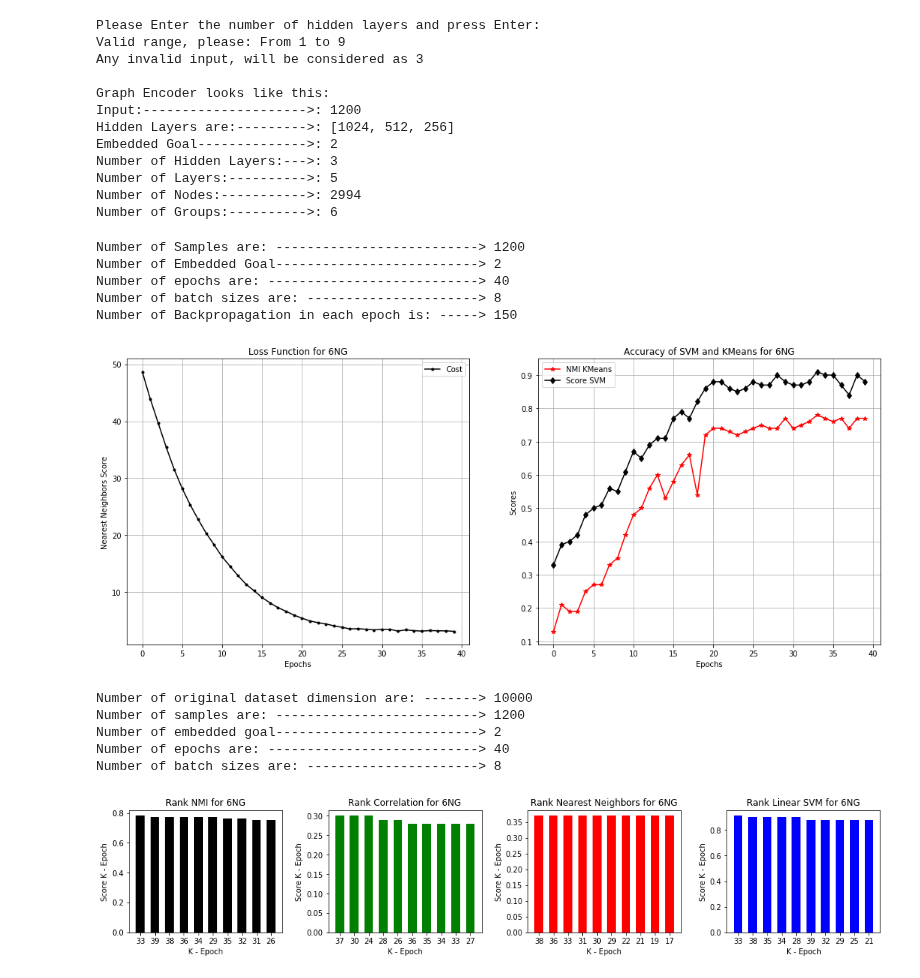
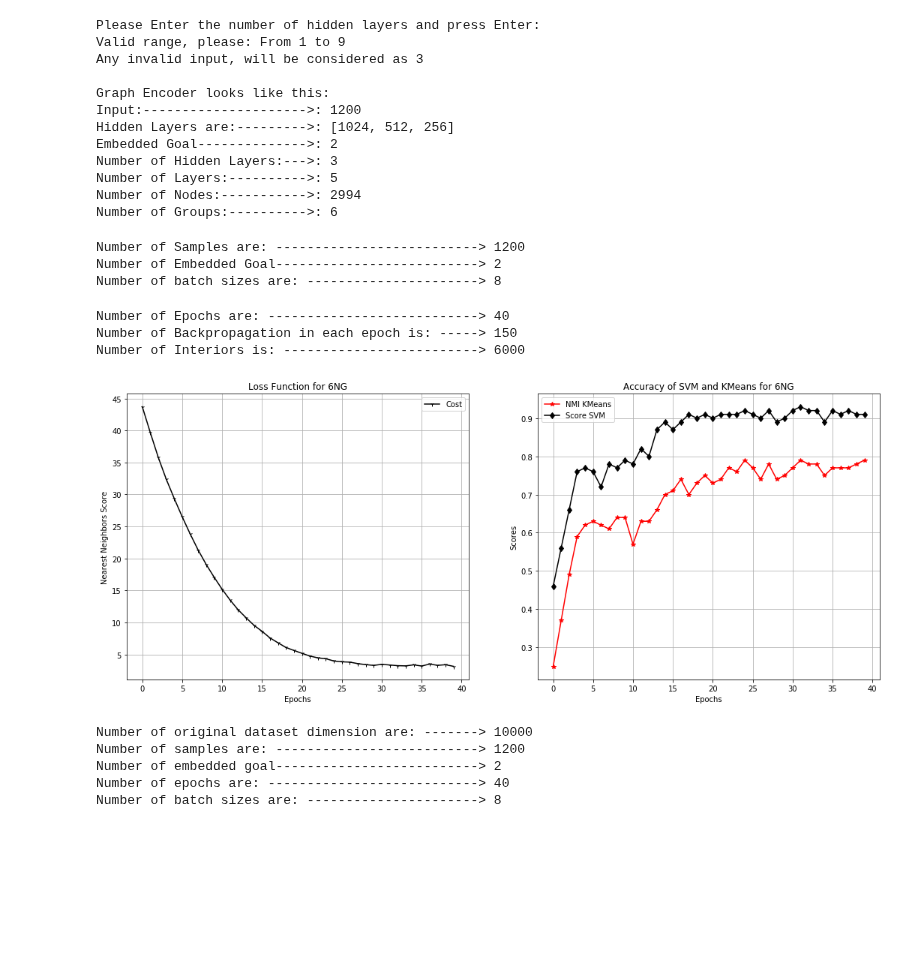
Before and after one commit to saman-nia/Deep-Learning-for-Dimensionality-Reduction, a Jupyter notebook: Text Documents Dimensionality Reduction/SVC_on_6NG_Embedded.ipynb, the cells around one changed output. Saved outputs shown, nothing was run; the diff lists cells and outputs as text; code cells hidden in the pictures; blank space fills up the shorter version.

```diff
--- a/Text Documents Dimensionality Reduction/SVC_on_6NG_Embedded.ipynb
+++ b/Text Documents Dimensionality Reduction/SVC_on_6NG_Embedded.ipynb
@@ -435,8 +436,7 @@ def loss_function(reconstructed, x):
 # %%
 def training(cost, learning_rate, beta1, beta2, global_step):
     optimizer = tf.compat.v1.train.AdamOptimizer(learning_rate, beta1, beta2,
-                                                 epsilon=1e-07, use_locking=False,
-                                                 name='Nadam')
+                                                 epsilon=1e-7, use_locking=False)
     compute_gradient = optimizer.compute_gradients(cost)
     apply_gradient = optimizer.apply_gradients(compute_gradient, global_step=global_step)
     return apply_gradient
@@ -460,21 +453,24 @@ beta1 = 0.9 #-------------------------------------- Decay rate 1.
 beta2 = 0.99 #------------------------------------- Decay rate 2
 learning_rate = 0.001 #---------------------------- Learning rate.
 n_batch = 8  #------------------------------------- Number of selection data in per step.
-n_interior = n_input // n_batch
+n_interior = round(n_input / n_batch)
+epochs = round(6000 / n_interior) # ------------------------------------- Number of Epochs.
-# %%
-epochs = 6000 // n_interior # ------------------------------------- Number of Epochs.
 # %%
 print('Number of Samples are: -------------------------->',n_input)
 print('Number of Embedded Goal-------------------------->',n_code)
-print('Number of epochs are: --------------------------->',epochs)
 print('Number of batch sizes are: ---------------------->',n_batch)
-print('Number of Backpropagation in each epoch is: ----->',n_interior)
 # %% [output]
 Number of Samples are: --------------------------> 1200
 Number of Embedded Goal--------------------------> 2
-Number of epochs are: ---------------------------> 40
 Number of batch sizes are: ----------------------> 8
-Number of Backpropagation in each epoch is: -----> 150
+# %%
+print('Number of Epochs are: --------------------------->',epochs)
+print('Number of Backpropagation in each epoch is: ----->',n_interior)
+print('Number of Interiors is: ------------------------->',(n_interior*epochs))
+# %% [output]
+Number of Epochs are: ---------------------------> 40
+Number of Backpropagation in each epoch is: -----> 150
+Number of Interiors is: -------------------------> 6000
 # %%
 with tf.Graph().as_default():
   with tf.compat.v1.variable_scope("autoencoder_architecture"):
@@ -511,19 +504,6 @@ for epoch in tqdm(range(epochs)):
   pred_KMeans_code = k_means(ae_codes, n_groups)
   nmi_KMeans_code = normalized_mutual_info_score(labels_set, pred_KMeans_code)
   NMI_step.append(round(nmi_KMeans_code, 2))
-  index_code = knn_samples(ae_codes, n_kneighbors)
-  list_rho = []
-  list_pval = []
-  list_r = []
-  for qq in range(len(index_input)):
-    sm = difflib.SequenceMatcher(None, index_input[qq], index_code[qq])
-    list_r.append(sm.quick_ratio())
-    rho, pval = scipy.stats.spearmanr(index_input[qq], index_code[qq])
-    list_rho.append(rho)
-    list_pval.append(pval)
-  list_rhos.append(round(numpy.mean(list_rho), 2))
-  list_pvals.append(round(numpy.mean(list_pval), 2))
-  l_mean.append(round(numpy.mean(list_r), 2))
   # Comparison of linear SVM classifier on different dimensions projection.
   _X_train, _X_test, _y_train, _y_test = train_test_split(
       ae_codes, labels_set, test_size=0.25, random_state=42)
@@ -533,21 +513,21 @@ for epoch in tqdm(range(epochs)):
 # %%
 plt.figure(figsize=(18,7))
 plt.subplot(1,2,1)
-plt.plot(loss_cost, color='k', label = 'Cost', marker = '.')
+plt.plot(loss_cost, color='k', label = 'Cost', marker = '1')
 plt.xlabel('Epochs'),plt.ylabel('Nearest Neighbors Score')
 plt.title('Loss Function for {:d}NG'.format(len(categories_lables)))
 plt.grid()
 plt.legend()
 plt.subplot(1,2,2)
 plt.plot(NMI_step, color='r',  label = 'NMI KMeans', marker = '*')
 plt.plot(score_svm, color='k', label = 'Score SVM', marker = 'd')
 plt.xlabel('Epochs'),plt.ylabel('Scores')
 plt.title('Accuracy of SVM and KMeans for {:d}NG'.format(len(categories_lables)))
 plt.grid()
 plt.legend()
 plt.show()
 # %% [output]
-[figure, old version]
+[figure, new version]
 # %%
 print('\nNumber of original dataset dimension are: ------->',X_train.shape[1])
 print('Number of samples are: -------------------------->',n_input)
@@ -572,38 +546,0 @@ top_Kbatch_SVM = sorted(zip(map(lambda x: round(x, 2), score_svm), steps), rever
-# %%
-plt.figure(figsize=(18,3))
-plt.subplots_adjust(wspace=0.3, hspace=0.3)
-plt.subplot(1,4,1)
-plt.bar(numpy.arange(len(list(zip(*top_Kbatch_NMI))[1])),
-        list(zip(*top_Kbatch_NMI))[0], color='k', width=0.6)
-plt.xticks(numpy.arange(len(list(zip(*top_Kbatch_NMI))[1])),
-           list(zip(*top_Kbatch_NMI))[1])
-plt.title('Rank NMI for {:d}NG'.format(len(categories_lables)))
-plt.xlabel('K - Epoch')
-plt.ylabel('Score K - Epoch')
-plt.subplot(1,4,2)
-plt.bar(numpy.arange(len(list(zip(*top_Kbatch_Corr))[1])),
-        list(zip(*top_Kbatch_Corr))[0], color='g', width=0.6)
-plt.xticks(numpy.arange(len(list(zip(*top_Kbatch_Corr))[1])),
-           list(zip(*top_Kbatch_Corr))[1])
-plt.title('Rank Correlation for {:d}NG'.format(len(categories_lables)))
-plt.xlabel('K - Epoch')
-plt.ylabel('Score K - Epoch')
-plt.subplot(1,4,3)
-plt.bar(numpy.arange(len(list(zip(*top_Kbatch_NN))[1])),
-        list(zip(*top_Kbatch_NN))[0], color='r', width=0.6)
-plt.xticks(numpy.arange(len(list(zip(*top_Kbatch_NN))[1])),
-           list(zip(*top_Kbatch_NN))[1])
-plt.title('Rank Nearest Neighbors for {:d}NG'.format(len(categories_lables)))
-plt.xlabel('K - Epoch')
-plt.ylabel('Score K - Epoch')
-plt.subplot(1,4,4)
-plt.bar(numpy.arange(len(list(zip(*top_Kbatch_SVM))[1])),
-        list(zip(*top_Kbatch_SVM))[0], color='b', width=0.6)
-plt.xticks(numpy.arange(len(list(zip(*top_Kbatch_SVM))[1])),
-           list(zip(*top_Kbatch_SVM))[1])
-plt.title('Rank Linear SVM for {:d}NG'.format(len(categories_lables)))
-plt.xlabel('K - Epoch')
-plt.ylabel('Score K - Epoch')
-plt.show()
-# %% [output]
-[figure, removed]
```
Also changed, not shown: parts of 13 cells of this notebook.
